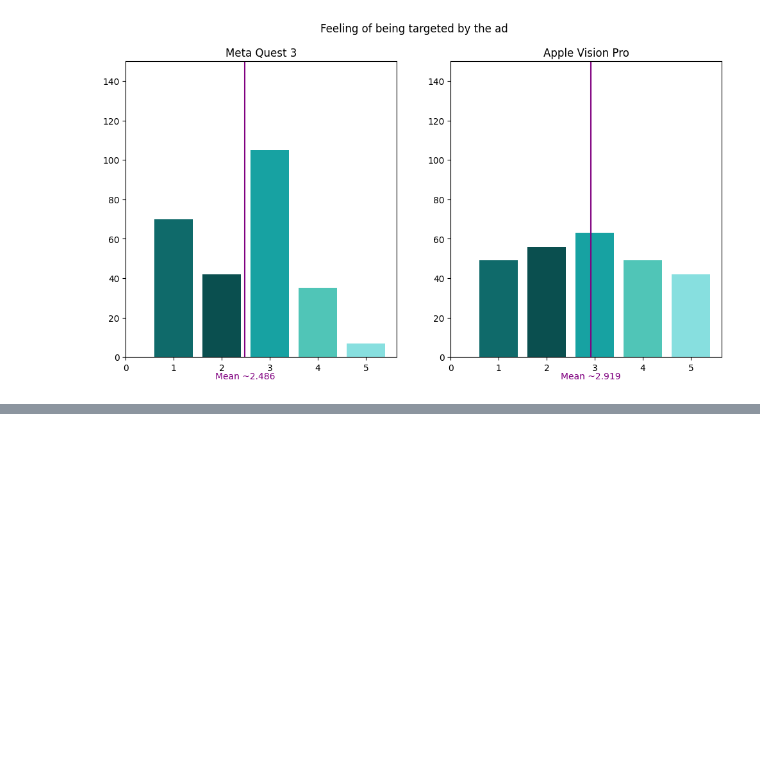
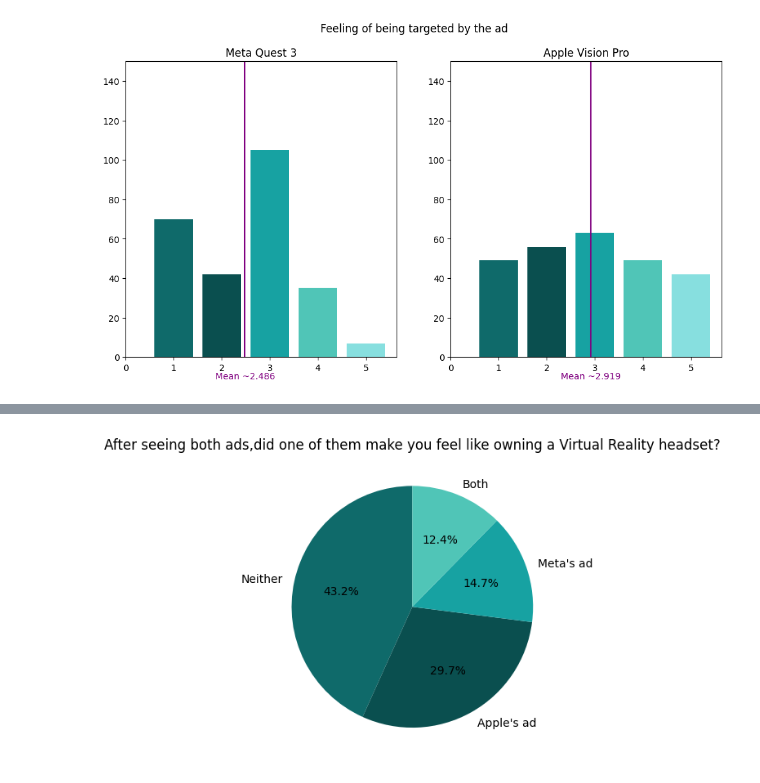
Before and after one commit to walex999/VR-thesis-analysis, a Jupyter notebook: analysis.ipynb, the cells around one changed output, grey strips where cells are left out. Saved outputs shown, nothing was run; the diff lists cells and outputs as text; code cells hidden in the pictures; blank space fills up the shorter version.

```diff
--- a/analysis.ipynb
+++ b/analysis.ipynb
@@ -789,0 +863,12 @@ plt.show();
+# %%
+var1 = 42
+plt.pie(df.iloc[:, var1].value_counts(),
+        labels=df.iloc[:, var1].value_counts().index,
+        autopct='%1.1f%%',
+        colors=coolors2,
+        startangle=90)
+plt.title(df.iloc[:, var1].value_counts().index.name);
+
+plt.show();
+# %% [output]
+[figure, added]
```
Also changed, not shown: parts of 6 cells of this notebook, 1 other file.
